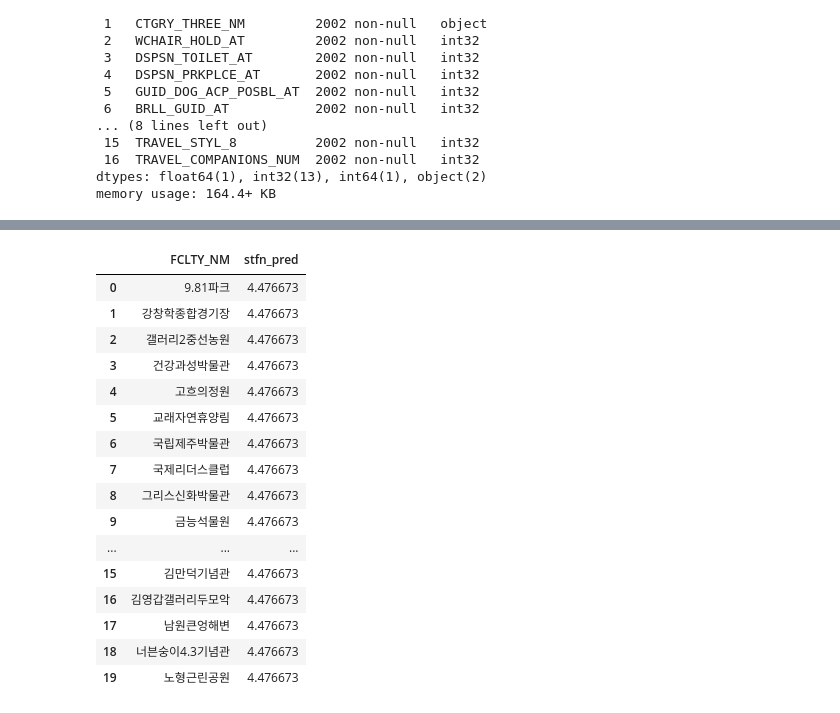
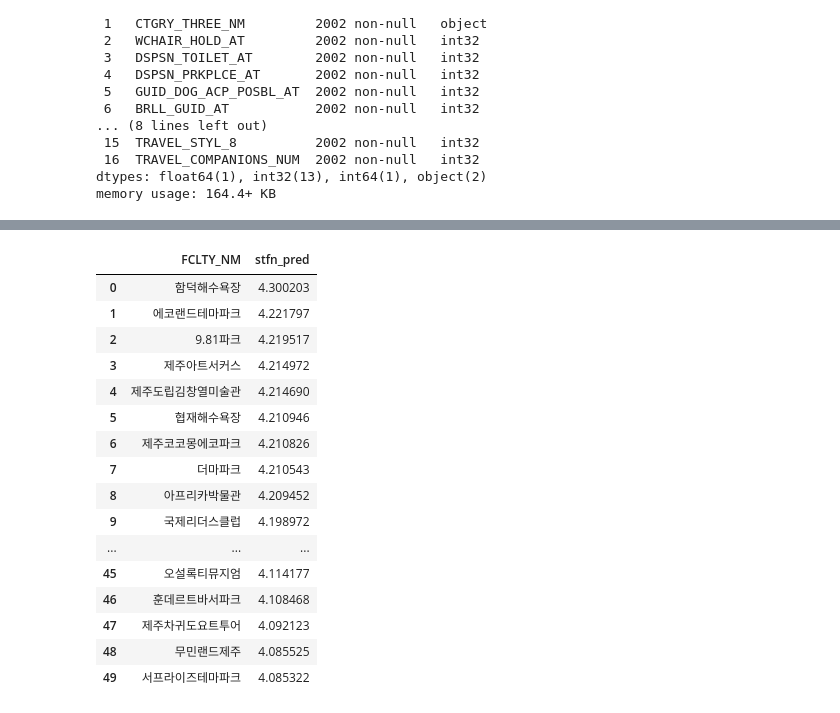
Before and after one commit to hanhee-cho/DA36_mini2_Jeju_for_All, a Jupyter notebook: temp2.ipynb, the cells around one changed output, grey strips where cells are left out. Drawn from its saved outputs; the diff is of its cells as text; code cells hidden in the pictures.

```diff
--- a/temp2.ipynb
+++ b/temp2.ipynb
@@ -108,16 +108,17 @@ memory usage: 164.4+ KB
 # %%
 from catboost import Pool
 from sklearn.model_selection import train_test_split
+df['FCLTY_NM'] = df['FCLTY_NM'].astype(str)
 
 X = df[['GENDER', 'AGE_GRP', 'TRAVEL_STYL_5',
        'TRAVEL_STYL_6', 'TRAVEL_STYL_7', 'TRAVEL_STYL_8',
-       'TRAVEL_COMPANIONS_NUM']]
+       'TRAVEL_COMPANIONS_NUM','FCLTY_NM']]
 y = df['DGSTFN']
 
 X_train, X_test, y_train, y_test = train_test_split(X,y, test_size=.2)
 
 cat_features = ['GENDER', 'AGE_GRP', 'TRAVEL_STYL_5','TRAVEL_STYL_6',
-                'TRAVEL_STYL_7', 'TRAVEL_STYL_8']
+                'TRAVEL_STYL_7', 'TRAVEL_STYL_8', 'FCLTY_NM']
 
 # 범주형 데이터 처리를 위한 Pool객체 생성
 X_train_pool = Pool(X_train, y_train, cat_features = cat_features)
@@ -186,16 +188,10 @@ dgstfn_pred_df = pd.DataFrame(index=X_train.index, columns=places)
 # %%
 for place in places:
     X_train_place = X_train.copy()
-    X_train_place['FCLTY_NM'] = place
 
-    # Pool 객체 생성
-    X_train_pool_place = Pool(X_train_place, cat_features=cat_features + ['FCLTY_NM'])
+    predicted_dgstfn = cb_reg.predict(X_train_pool)
 
-    # 예측 수행
-    predicted_scores = cb_reg.predict(X_train_pool_place)
-
-    # 예측 결과를 DataFrame에 추가
-    dgstfn_pred_df[place] = predicted_scores
+    dgstfn_pred_df[place] = predicted_dgstfn
 
 dgstfn_pred_df
 # %% [output]
@@ -241,20 +211,48 @@ def recommend(gender, age, comp_num, styl5, styl6, styl7, styl8, topn):
+# %%
+def recommend(gender, age_group, comp_num, styl5, styl6, styl7, styl8, topn):
+
+    user_features = pd.DataFrame({
+        'GENDER': [gender],
+        'AGE_GRP': [age_group],
+        'TRAVEL_STYL_5': [styl5],
+        'TRAVEL_STYL_6': [styl6],
+        'TRAVEL_STYL_7': [styl7],
+        'TRAVEL_STYL_8': [styl8],
+        'TRAVEL_COMPANIONS_NUM': [comp_num]
+    })
+
+    pred_stfn = {}
+
+    for place in places:
+        user_features_place = user_features.copy()
+        user_features_place['FCLTY_NM'] = place
+
+        user_pool_place = Pool(user_features_place, cat_features=cat_features + ['FCLTY_NM'])
+
+        stfn = cb_reg.predict(user_pool_place)[0]
+        pred_stfn[place] = stfn
+
+    sorted_recommendations = sorted(pred_stfn.items(), key=lambda x: x[1], reverse=True)[:topn]
+    result_df = pd.DataFrame(sorted_recommendations, columns=['FCLTY_NM', 'stfn_pred'])
+
+    return result_df
 # %%
-recommend(1,32,2,1,1,2,1,20)
+recommend(1,50,2,1,1,2,2,50)
 # %% [output]
 |  | FCLTY_NM | stfn_pred |
-| 0 | 9.81파크 | 4.476673 |
-| 1 | 강창학종합경기장 | 4.476673 |
-| 2 | 갤러리2중선농원 | 4.476673 |
-| 3 | 건강과성박물관 | 4.476673 |
-| 4 | 고흐의정원 | 4.476673 |
-| 5 | 교래자연휴양림 | 4.476673 |
-| 6 | 국립제주박물관 | 4.476673 |
-| 7 | 국제리더스클럽 | 4.476673 |
-| 8 | 그리스신화박물관 | 4.476673 |
-| 9 | 금능석물원 | 4.476673 |
+| 0 | 함덕해수욕장 | 4.300203 |
+| 1 | 에코랜드테마파크 | 4.221797 |
+| 2 | 9.81파크 | 4.219517 |
+| 3 | 제주아트서커스 | 4.214972 |
+| 4 | 제주도립김창열미술관 | 4.214690 |
+| 5 | 협재해수욕장 | 4.210946 |
+| 6 | 제주코코몽에코파크 | 4.210826 |
+| 7 | 더마파크 | 4.210543 |
+| 8 | 아프리카박물관 | 4.209452 |
+| 9 | 국제리더스클럽 | 4.198972 |
 | ... | ... | ... |
-| 15 | 김만덕기념관 | 4.476673 |
-| 16 | 김영갑갤러리두모악 | 4.476673 |
-| 17 | 남원큰엉해변 | 4.476673 |
-| 18 | 너븐숭이4.3기념관 | 4.476673 |
-| 19 | 노형근린공원 | 4.476673 |
+| 45 | 오설록티뮤지엄 | 4.114177 |
+| 46 | 훈데르트바서파크 | 4.108468 |
+| 47 | 제주차귀도요트투어 | 4.092123 |
+| 48 | 무민랜드제주 | 4.085525 |
+| 49 | 서프라이즈테마파크 | 4.085322 |
```
Also changed, not shown: parts of 4 cells of this notebook.
